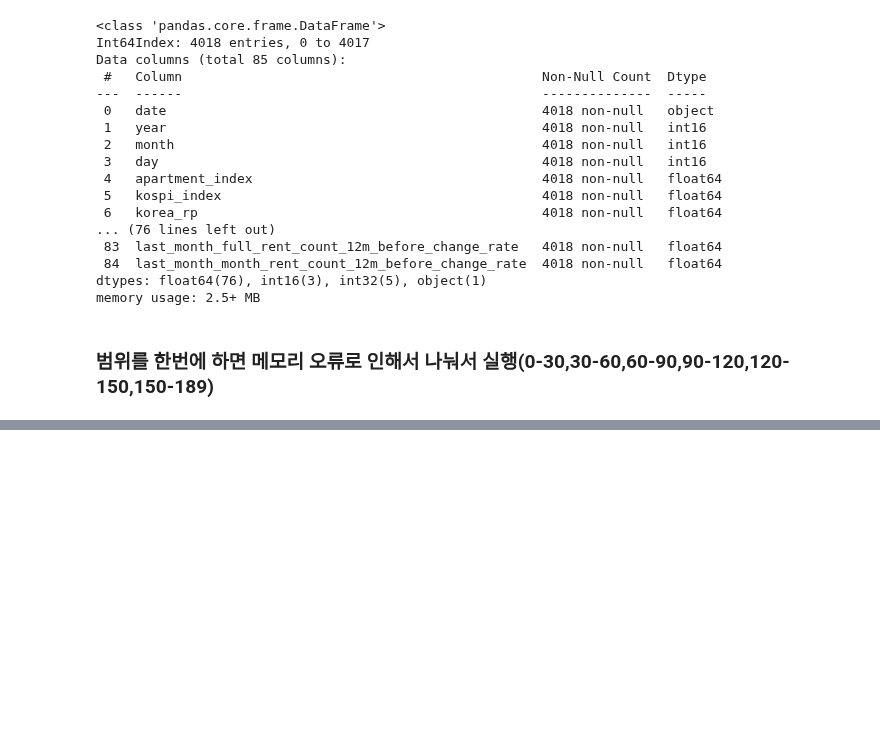
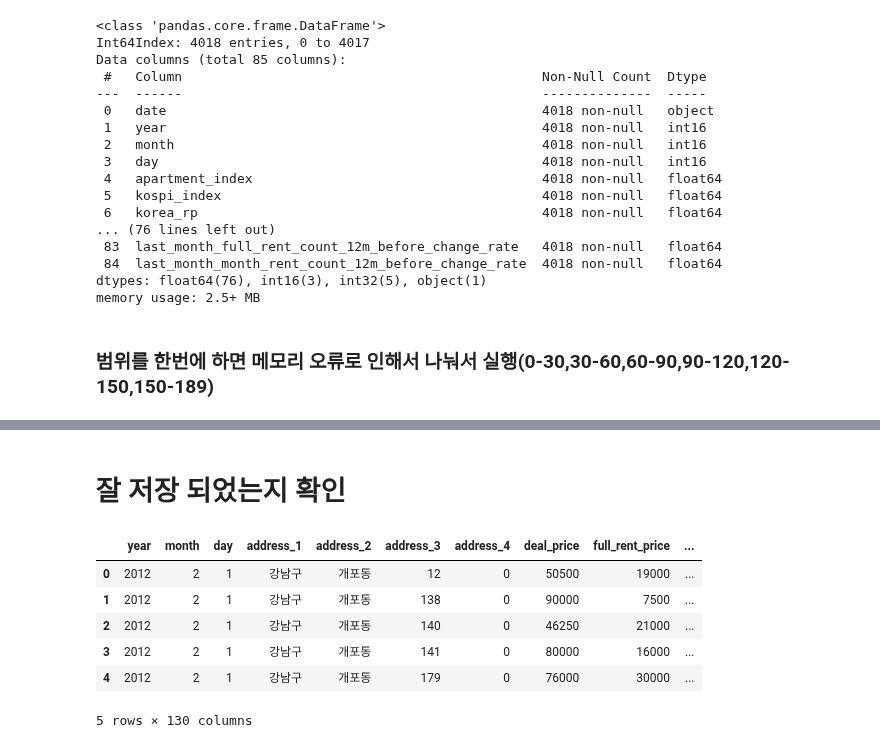
Before and after one commit to Ryong1998/house_price, a Jupyter notebook: handling_final_data4.ipynb, the cells around one changed output, grey strips where cells are left out. Drawn from its saved outputs; the diff is of its cells as text; code cells hidden in the pictures; blank space fills up the shorter version.

```diff
--- a/handling_final_data4.ipynb
+++ b/handling_final_data4.ipynb
@@ -923,0 +1022,13 @@ real_final_df['deal_to_year_rent_rate'] = real_final_df['deal_to_year_rent_rate'
+# %% [markdown]
+# 잘 저장 되었는지 확인
+# %%
+test = pd.read_pickle('/content/drive/MyDrive/house_price/real_final_df1.pkl')
+test.head()
+# %% [output]
+|  | year | month | day | address_1 | address_2 | address_3 | address_4 | deal_price | full_rent_price | ... |
+| 0 | 2012 | 2 | 1 | 강남구 | 개포동 | 12 | 0 | 50500 | 19000 | ... |
+| 1 | 2012 | 2 | 1 | 강남구 | 개포동 | 138 | 0 | 90000 | 7500 | ... |
+| 2 | 2012 | 2 | 1 | 강남구 | 개포동 | 140 | 0 | 46250 | 21000 | ... |
+| 3 | 2012 | 2 | 1 | 강남구 | 개포동 | 141 | 0 | 80000 | 16000 | ... |
+| 4 | 2012 | 2 | 1 | 강남구 | 개포동 | 179 | 0 | 76000 | 30000 | ... |
+5 rows × 130 columns
```
Also changed, not shown: parts of 77 cells of this notebook.
